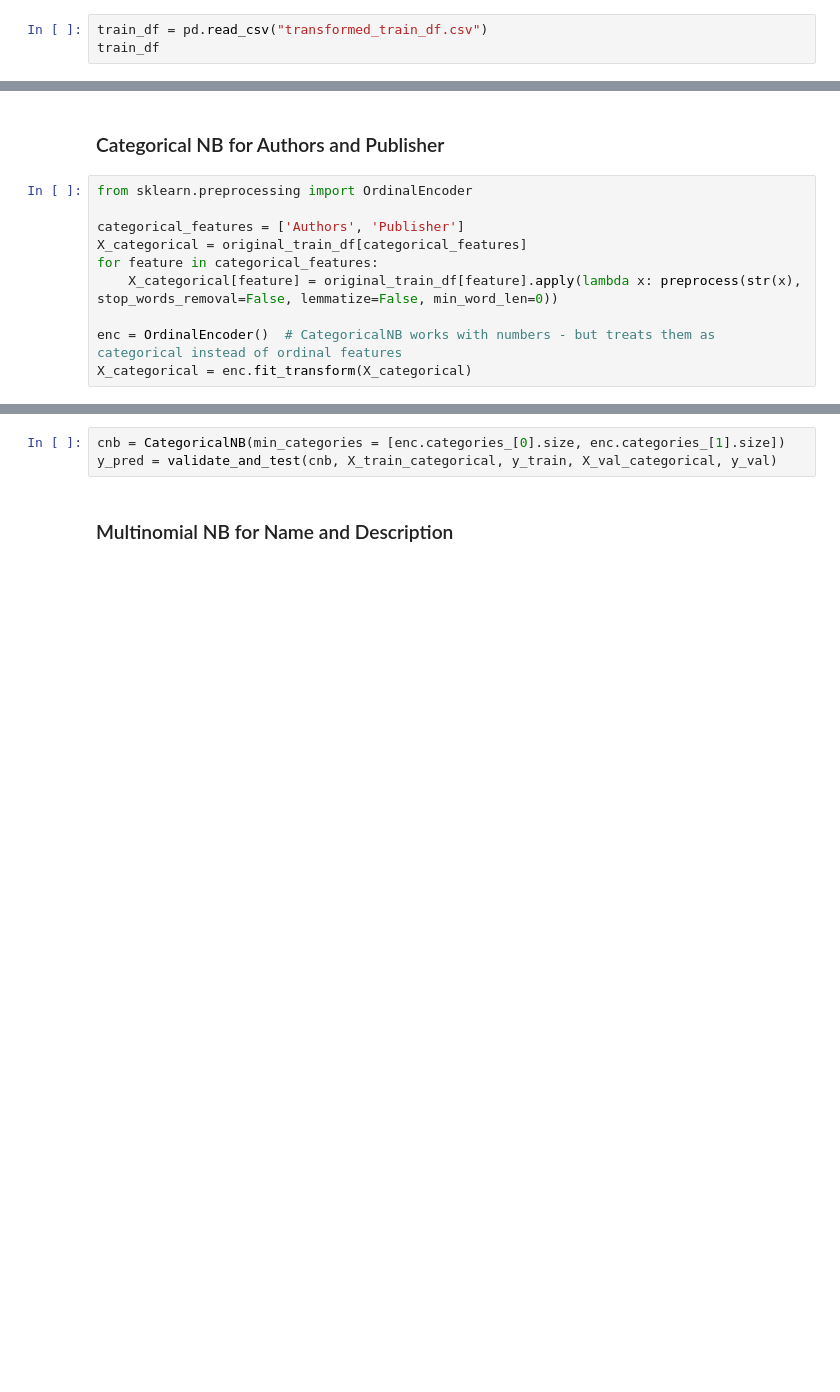
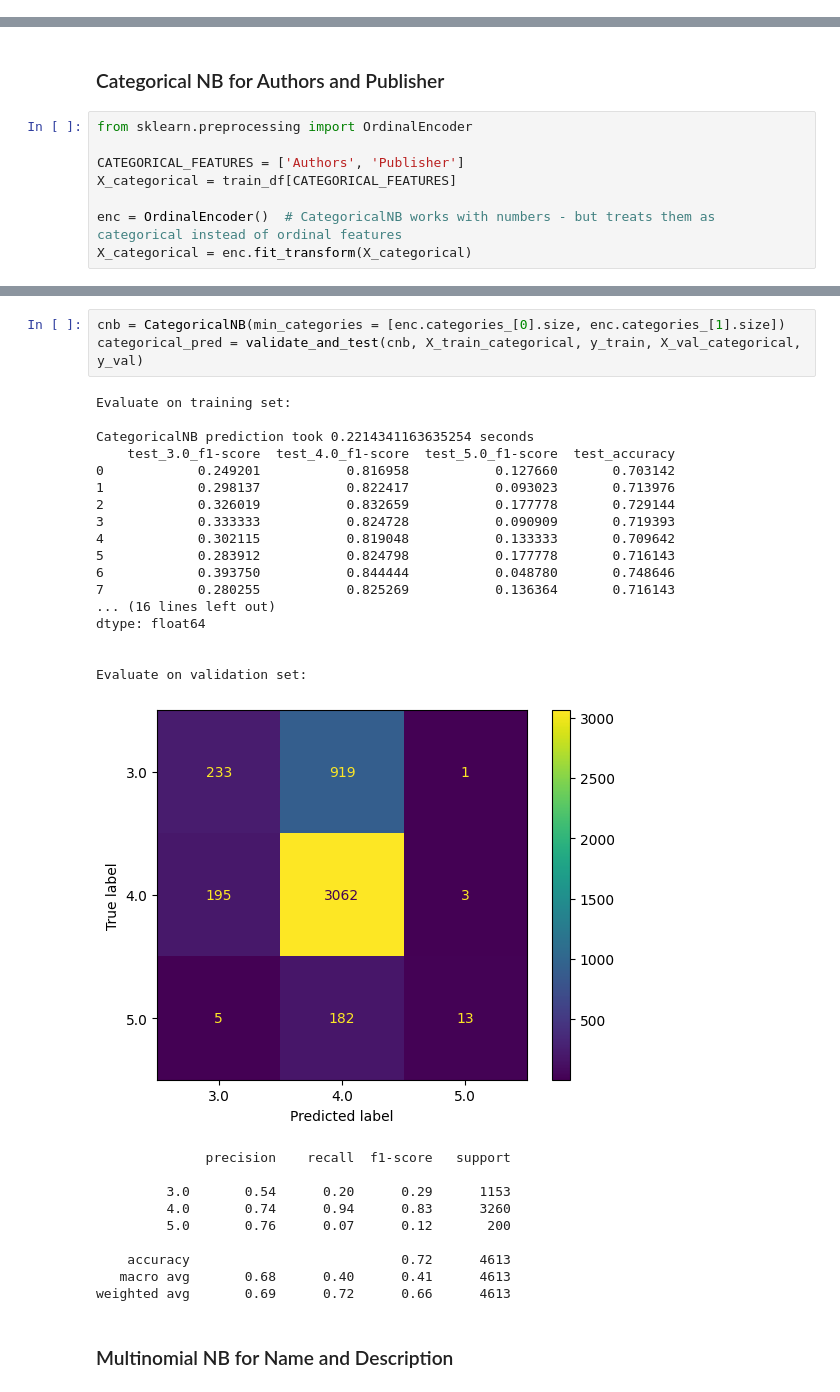
Before and after one commit to 7angel4/Goodreads-rating-classification, a Jupyter notebook: comp30027-a2.ipynb, the cells around one changed output, grey strips where cells are left out. Saved outputs shown, nothing was run; the diff lists cells and outputs as text; blank space fills up the shorter version.

```diff
--- a/comp30027-a2.ipynb
+++ b/comp30027-a2.ipynb
@@ -292,6 +299,3 @@ test_df.to_csv("transformed_test_df.csv", index=False)
 # Model Induction on Training set
 # %%
 from sklearn.model_selection import train_test_split
-# %%
-train_df = pd.read_csv("transformed_train_df.csv")
-train_df
@@ -369,10 +359,8 @@ weighted avg       0.51      0.71      0.59      4613
 # %%
 from sklearn.preprocessing import OrdinalEncoder
 
-categorical_features = ['Authors', 'Publisher']
-X_categorical = original_train_df[categorical_features]
-for feature in categorical_features:
-    X_categorical[feature] = original_train_df[feature].apply(lambda x: preprocess(str(x), stop_words_removal=False, lemmatize=False, min_word_len=0))
+CATEGORICAL_FEATURES = ['Authors', 'Publisher']
+X_categorical = train_df[CATEGORICAL_FEATURES]
 
 enc = OrdinalEncoder()  # CategoricalNB works with numbers - but treats them as categorical instead of ordinal features
 X_categorical = enc.fit_transform(X_categorical)
@@ -391,6 +421,34 @@ tune_hyperparameter(cnb, param_grid, X_train_categorical, y_train.astype(int))
 # %%
 cnb = CategoricalNB(min_categories = [enc.categories_[0].size, enc.categories_[1].size])
-y_pred = validate_and_test(cnb, X_train_categorical, y_train, X_val_categorical, y_val)
+categorical_pred = validate_and_test(cnb, X_train_categorical, y_train, X_val_categorical, y_val)
+# %% [output]
+Evaluate on training set:
+
+CategoricalNB prediction took 0.2214341163635254 seconds
+    test_3.0_f1-score  test_4.0_f1-score  test_5.0_f1-score  test_accuracy
+0            0.249201           0.816958           0.127660       0.703142
+1            0.298137           0.822417           0.093023       0.713976
+2            0.326019           0.832659           0.177778       0.729144
+3            0.333333           0.824728           0.090909       0.719393
+4            0.302115           0.819048           0.133333       0.709642
+5            0.283912           0.824798           0.177778       0.716143
+6            0.393750           0.844444           0.048780       0.748646
+7            0.280255           0.825269           0.136364       0.716143
+... (16 lines left out)
+dtype: float64
+
+
+Evaluate on validation set:
+[figure, added]
+              precision    recall  f1-score   support
+
+         3.0       0.54      0.20      0.29      1153
+         4.0       0.74      0.94      0.83      3260
+         5.0       0.76      0.07      0.12       200
+
+    accuracy                           0.72      4613
+   macro avg       0.68      0.40      0.41      4613
+weighted avg       0.69      0.72      0.66      4613
 # %% [markdown]
 ### Multinomial NB for Name and Description
 # %%
```
Also changed, not shown: parts of 20 cells of this notebook, 3 other files.
